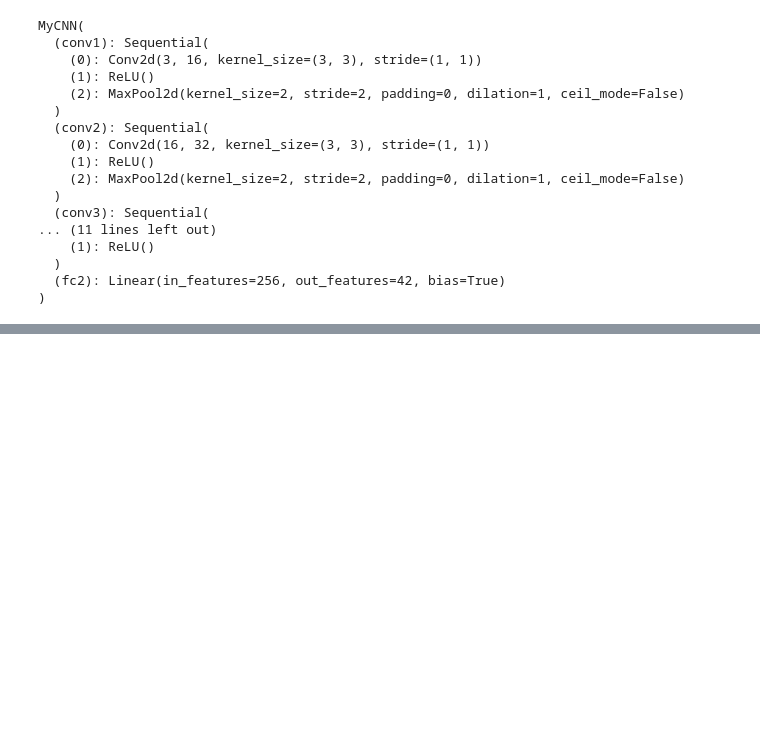
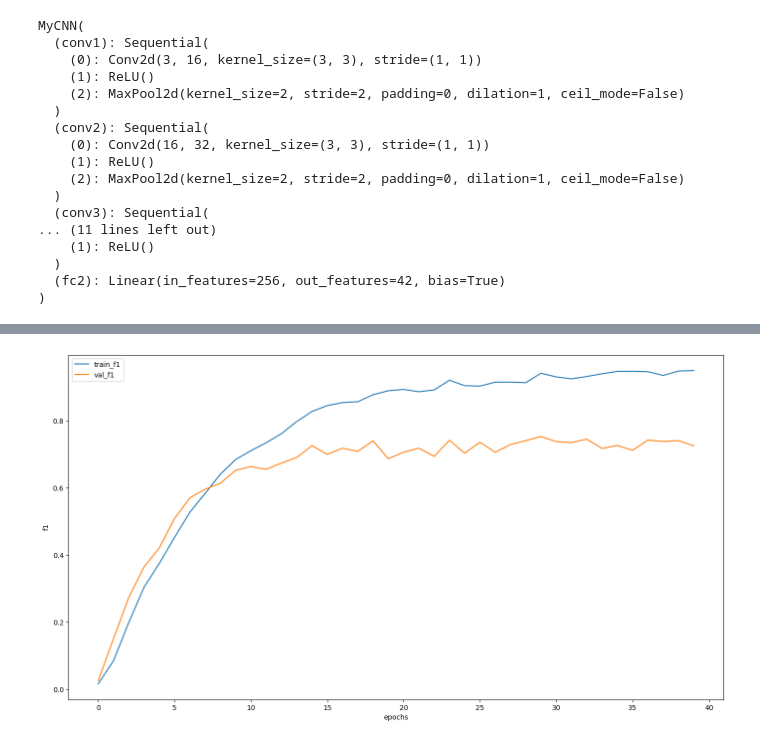
Before and after one commit to xaeliudzyh/dls_hw, a Jupyter notebook: week_07_cnn_and_fine_tuning/Homework/hw_5_simpsons_classification.ipynb, the cells around one changed output, grey strips where cells are left out. Cells and saved outputs as stored; diff of their text form; code cells hidden in the pictures; blank space fills up the shorter version.

```diff
--- a/week_07_cnn_and_fine_tuning/Homework/hw_5_simpsons_classification.ipynb
+++ b/week_07_cnn_and_fine_tuning/Homework/hw_5_simpsons_classification.ipynb
@@ -1159,0 +1138,10 @@ loss 0.4345533663744045
+# %%
+"""plt.figure(figsize=(17, 9))
+plt.plot(f1, label="train_f1")
+plt.plot(val_f1, label="val_f1")
+plt.legend(loc='best')
+plt.xlabel("epochs")
+plt.ylabel("f1")
+plt.show()"""
+# %% [output]
+[figure, added]
```
Also changed, not shown: parts of 27 cells of this notebook.
